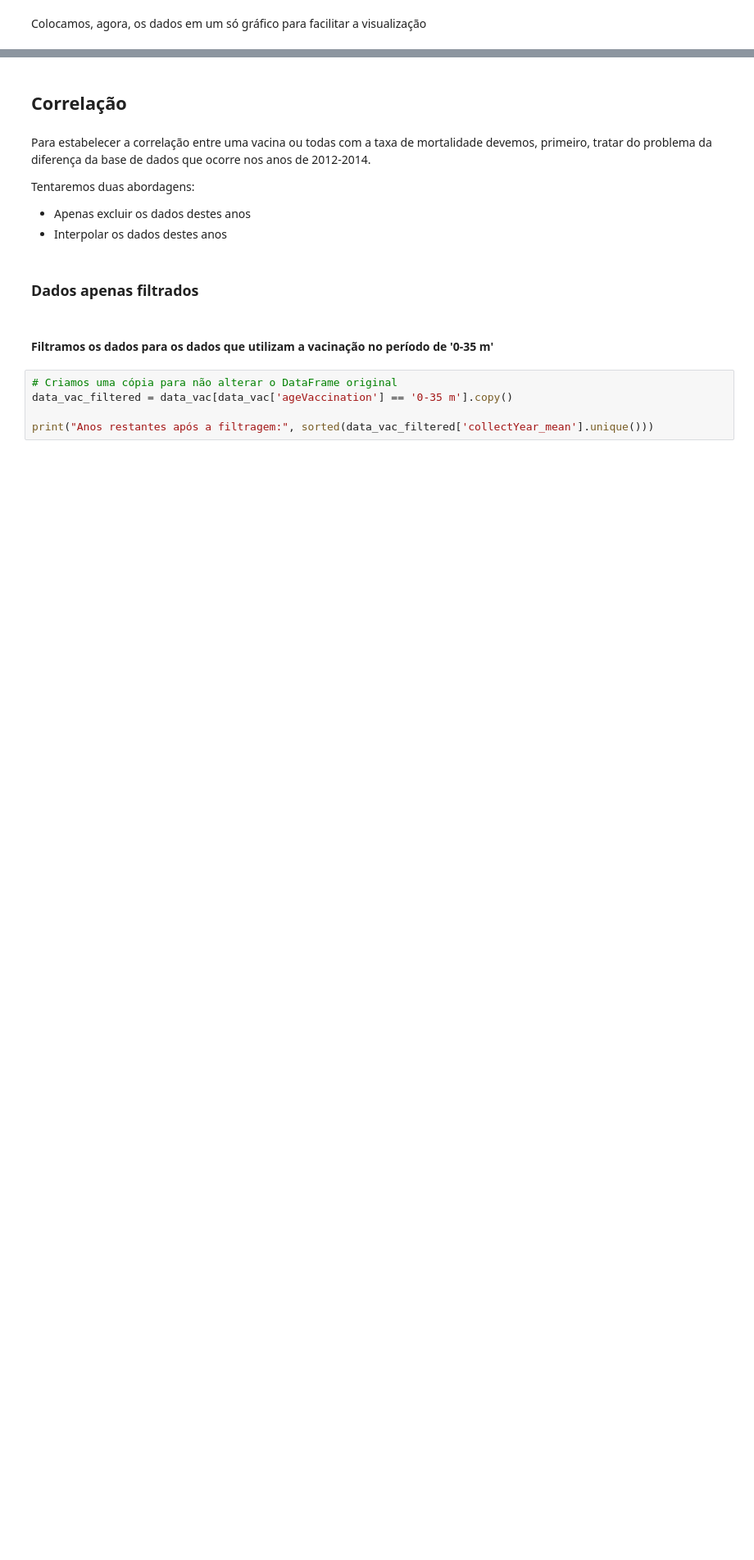
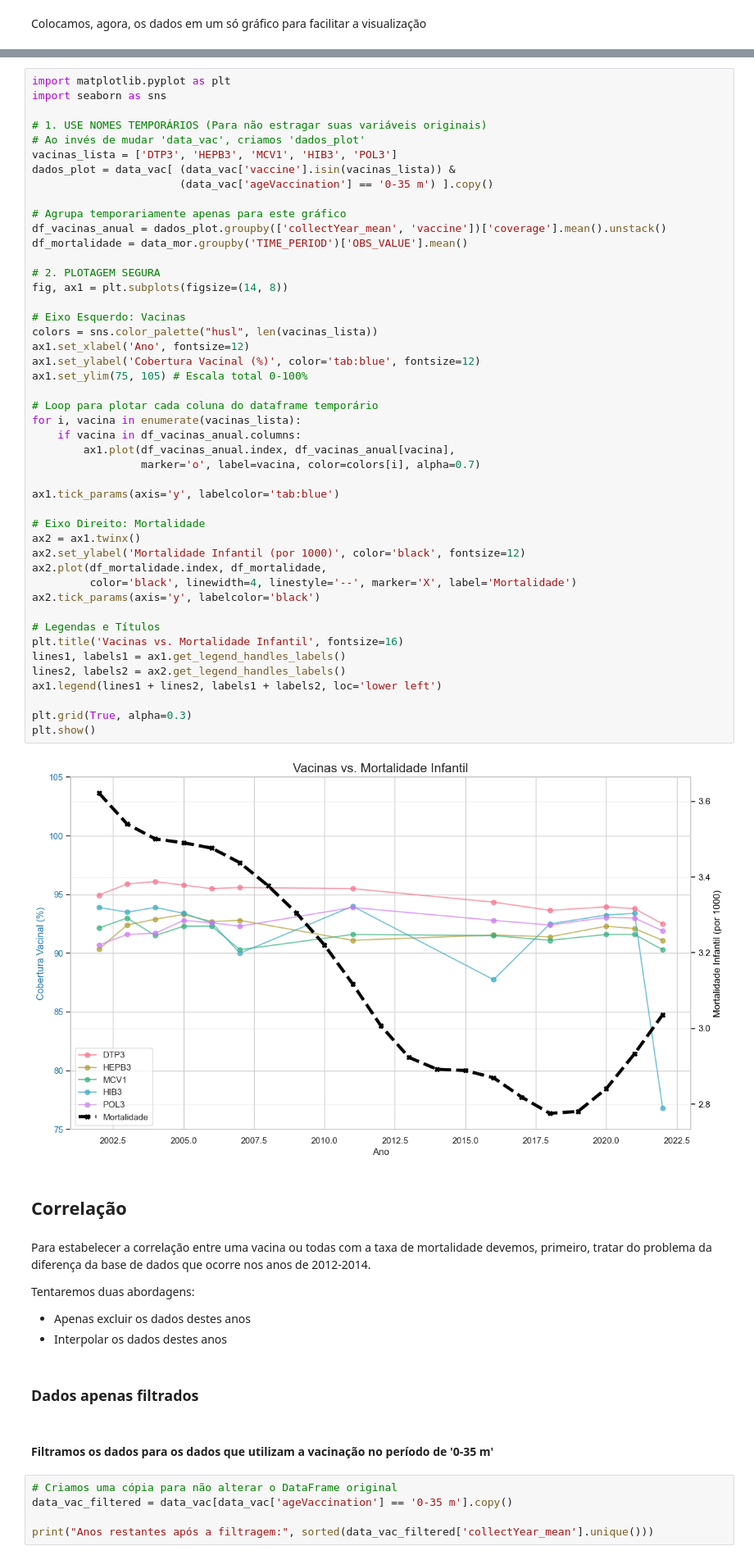
Before and after one commit to delbempedro/introcienciadedados, a Jupyter notebook: projeto/projeto.ipynb, the cells around one changed output, grey strips where cells are left out. Shown at 82% size. Saved outputs shown, nothing was run; the diff lists cells and outputs as text; blank space fills up the shorter version.

```diff
--- a/projeto/projeto.ipynb
+++ b/projeto/projeto.ipynb
@@ -463,3 +426,51 @@ KeyError: 'HEPB3'
+# %%
+import matplotlib.pyplot as plt
+import seaborn as sns
+
+# 1. USE NOMES TEMPORÁRIOS (Para não estragar suas variáveis originais)
+# Ao invés de mudar 'data_vac', criamos 'dados_plot'
+vacinas_lista = ['DTP3', 'HEPB3', 'MCV1', 'HIB3', 'POL3']
+dados_plot = data_vac[ (data_vac['vaccine'].isin(vacinas_lista)) &
+                       (data_vac['ageVaccination'] == '0-35 m') ].copy()
+
+# Agrupa temporariamente apenas para este gráfico
+df_vacinas_anual = dados_plot.groupby(['collectYear_mean', 'vaccine'])['coverage'].mean().unstack()
+df_mortalidade = data_mor.groupby('TIME_PERIOD')['OBS_VALUE'].mean()
+
+# 2. PLOTAGEM SEGURA
+fig, ax1 = plt.subplots(figsize=(14, 8))
+
+# Eixo Esquerdo: Vacinas
+colors = sns.color_palette("husl", len(vacinas_lista))
+ax1.set_xlabel('Ano', fontsize=12)
+ax1.set_ylabel('Cobertura Vacinal (%)', color='tab:blue', fontsize=12)
+ax1.set_ylim(75, 105) # Escala total 0-100%
+
+# Loop para plotar cada coluna do dataframe temporário
+for i, vacina in enumerate(vacinas_lista):
+    if vacina in df_vacinas_anual.columns:
+        ax1.plot(df_vacinas_anual.index, df_vacinas_anual[vacina],
+                 marker='o', label=vacina, color=colors[i], alpha=0.7)
+
+ax1.tick_params(axis='y', labelcolor='tab:blue')
+
+# Eixo Direito: Mortalidade
+ax2 = ax1.twinx()
+ax2.set_ylabel('Mortalidade Infantil (por 1000)', color='black', fontsize=12)
+ax2.plot(df_mortalidade.index, df_mortalidade,
+         color='black', linewidth=4, linestyle='--', marker='X', label='Mortalidade')
+ax2.tick_params(axis='y', labelcolor='black')
+
+# Legendas e Títulos
+plt.title('Vacinas vs. Mortalidade Infantil', fontsize=16)
+lines1, labels1 = ax1.get_legend_handles_labels()
+lines2, labels2 = ax2.get_legend_handles_labels()
+ax1.legend(lines1 + lines2, labels1 + labels2, loc='lower left')
+
+plt.grid(True, alpha=0.3)
+plt.show()
+# %% [output]
+[figure, added]
 # %% [markdown]
 ## Correlação
 # %% [markdown]
```
Also changed, not shown: parts of 11 cells of this notebook, 1 other file.
